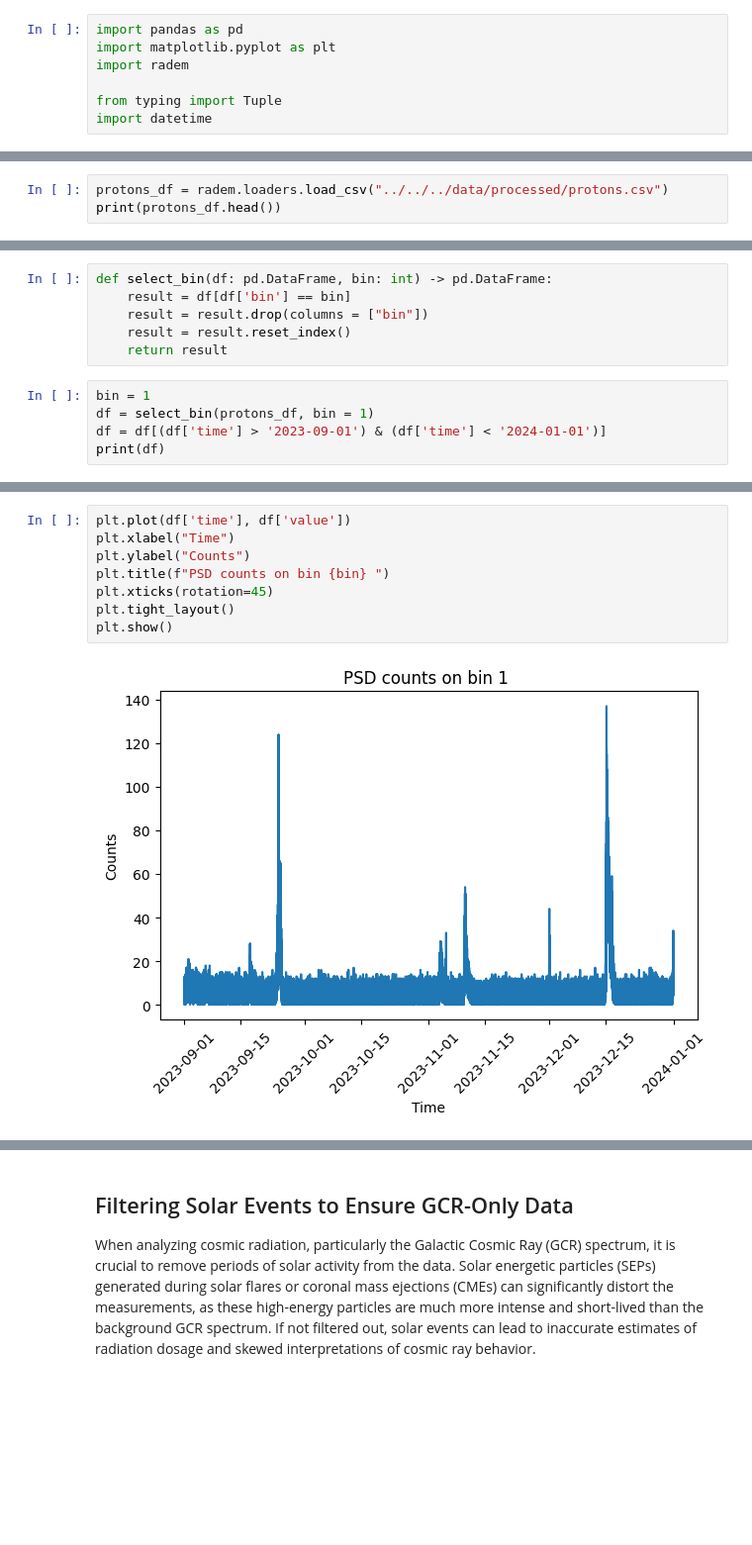
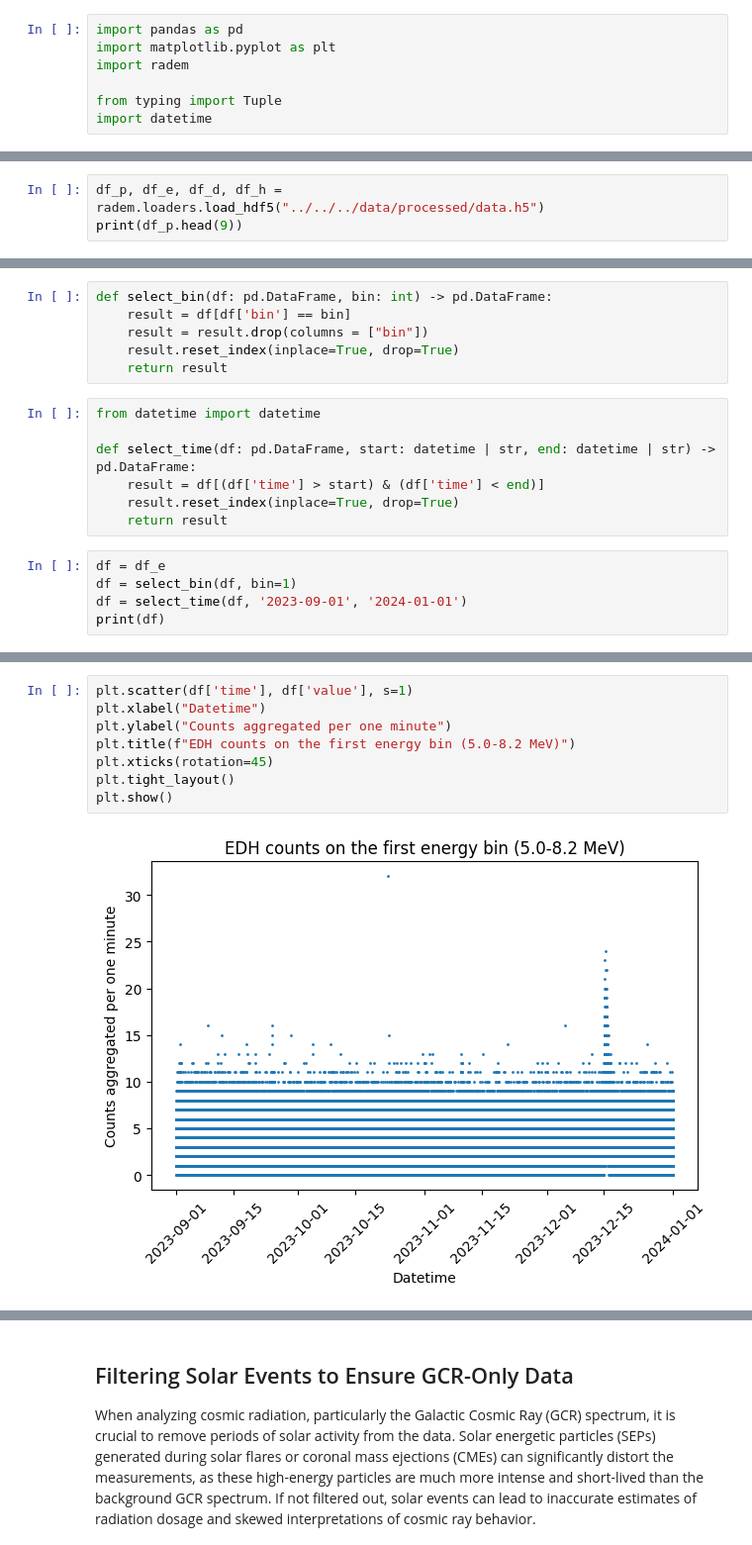
Before and after one commit to AGHRADEM/radem, a Jupyter notebook: src/radem/examples/total_gcr_dose.ipynb, the cells around one changed output, grey strips where cells are left out. Shown at 99% size. Drawn from its saved outputs; the diff is of its cells as text; blank space fills up the shorter version.

Commit message:
Added a better initial data visualisation for the GCR notebook

```diff
--- a/src/radem/examples/total_gcr_dose.ipynb
+++ b/src/radem/examples/total_gcr_dose.ipynb
@@ -23,6 +23,6 @@ We'll base our analysis on the proton data from the RADEM detector.
 # %%
-protons_df = radem.loaders.load_csv("../../../data/processed/protons.csv")
-print(protons_df.head())
+df_p, df_e, df_d, df_h = radem.loaders.load_hdf5("../../../data/processed/data.h5")
+print(df_p.head(9))
 # %% [output]
                  time  bin  value
 0 2023-09-01 00:00:56    1      6
@@ -41,11 +45,18 @@ For the purpouses of this analysis we'll be using the period from 2023-09-01 to
 def select_bin(df: pd.DataFrame, bin: int) -> pd.DataFrame:
     result = df[df['bin'] == bin]
     result = result.drop(columns = ["bin"])
-    result = result.reset_index()
+    result.reset_index(inplace=True, drop=True)
     return result
+# %%
+from datetime import datetime
+
+def select_time(df: pd.DataFrame, start: datetime | str, end: datetime | str) -> pd.DataFrame:
+    result = df[(df['time'] > start) & (df['time'] < end)]
+    result.reset_index(inplace=True, drop=True)
+    return result
 # %%
-bin = 1
-df = select_bin(protons_df, bin = 1)
-df = df[(df['time'] > '2023-09-01') & (df['time'] < '2024-01-01')]
+df = df_e
+df = select_bin(df, bin=1)
+df = select_time(df, '2023-09-01', '2024-01-01')
 print(df)
 # %% [output]
@@ -66,10 +77,10 @@ print(df)
 # %%
-plt.plot(df['time'], df['value'])
-plt.xlabel("Time")
-plt.ylabel("Counts")
-plt.title(f"PSD counts on bin {bin} ")
+plt.scatter(df['time'], df['value'], s=1)
+plt.xlabel("Datetime")
+plt.ylabel("Counts aggregated per one minute")
+plt.title(f"EDH counts on the first energy bin (5.0-8.2 MeV)")
 plt.xticks(rotation=45)
 plt.tight_layout()
 plt.show()
 # %% [output]
-[figure, old version]
+[figure, new version]
```
Also changed, not shown: parts of 9 cells of this notebook, 3 other files.
